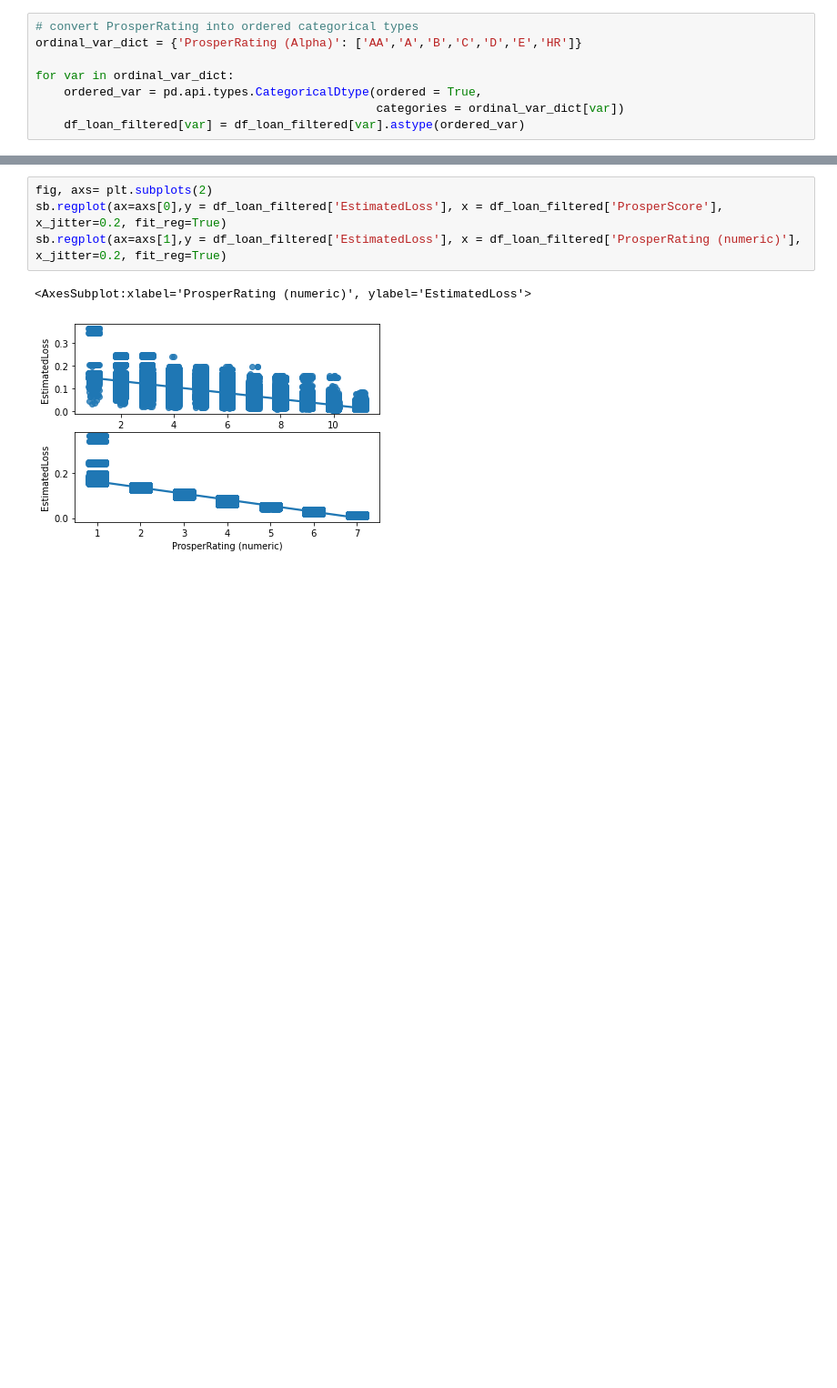
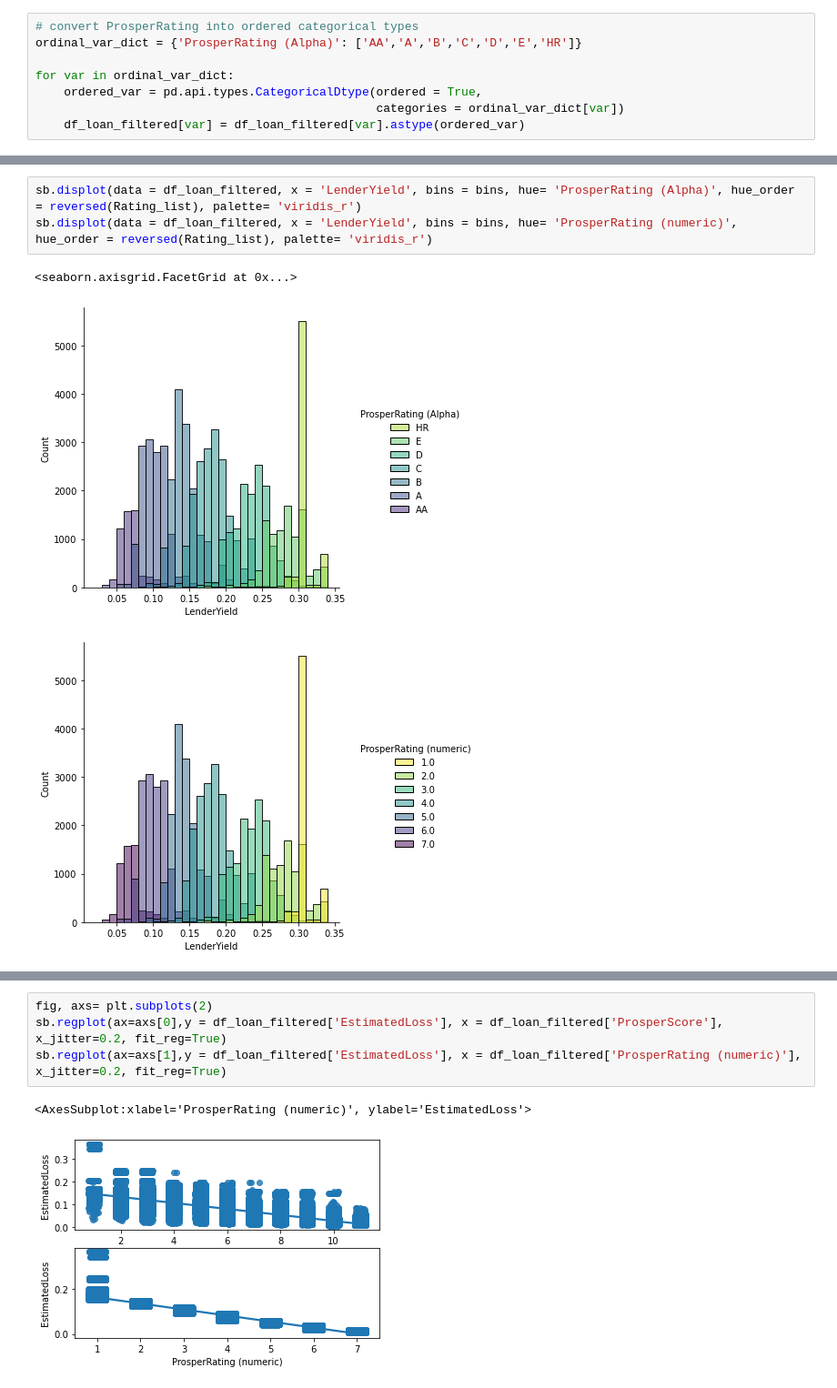
Before and after one commit to lpedejong/Nano_degree_projects, a Jupyter notebook: Project4_Data_Communication/Communicate_data_Findings.ipynb, the cells around one changed output, grey strips where cells are left out. Shown: that part at 91% size. Saved outputs shown, nothing was run; the diff lists cells and outputs as text; blank space fills up the shorter version.

```diff
--- a/Project4_Data_Communication/Communicate_data_Findings.ipynb
+++ b/Project4_Data_Communication/Communicate_data_Findings.ipynb
@@ -156,0 +126,7 @@ sb.barplot(ax = axs[1], x = df_loan_filtered['ProsperRating (Alpha)'], y = df_lo
+# %%
+sb.displot(data = df_loan_filtered, x = 'LenderYield', bins = bins, hue= 'ProsperRating (Alpha)', hue_order = reversed(Rating_list), palette= 'viridis_r')
+sb.displot(data = df_loan_filtered, x = 'LenderYield', bins = bins, hue= 'ProsperRating (numeric)', hue_order = reversed(Rating_list), palette= 'viridis_r')
+# %% [output]
+<seaborn.axisgrid.FacetGrid at 0x...>
+[figure, added]
+[figure, added]
```
Also changed, not shown: parts of 54 cells of this notebook.
